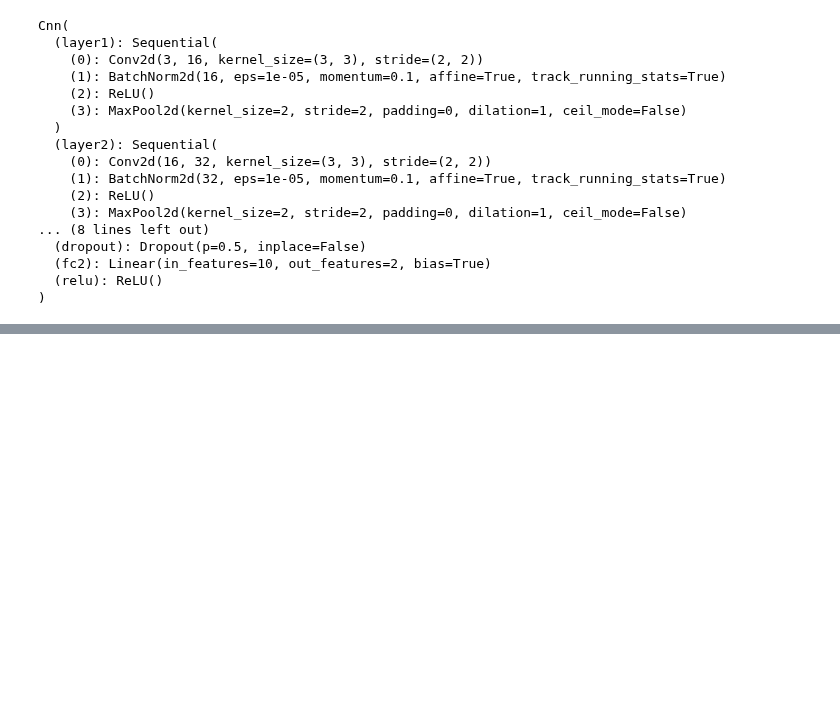
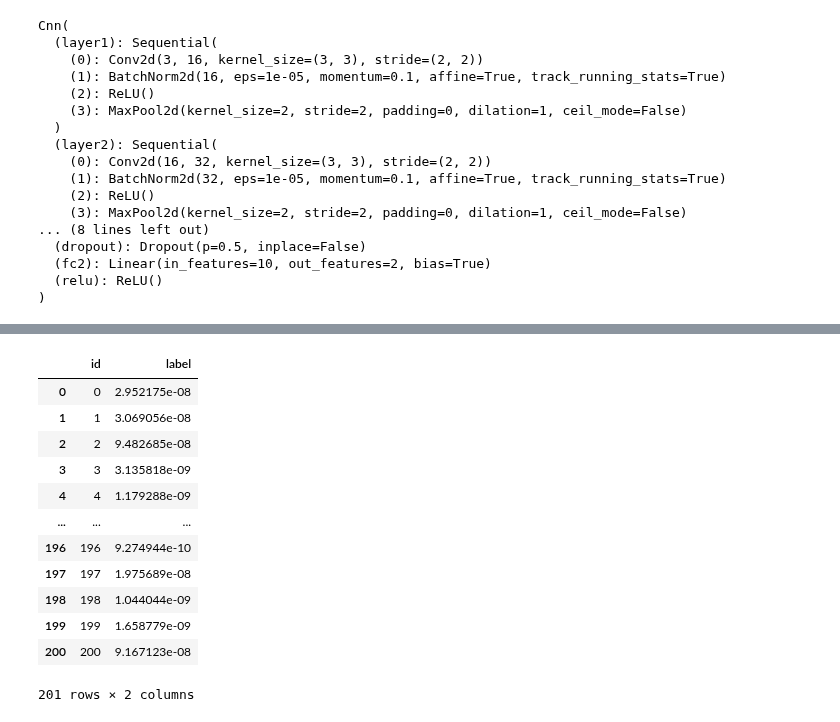
Before and after one commit to itsecd/python, a Jupyter notebook: Lab5/model.ipynb, the cells around one changed output, grey strips where cells are left out. Saved outputs shown, nothing was run; the diff lists cells and outputs as text; code cells hidden in the pictures; blank space fills up the shorter version.

```diff
--- a/Lab5/model.ipynb
+++ b/Lab5/model.ipynb
@@ -123,12 +123,3 @@ test_loader = torch.utils.data.DataLoader(dataset = test_data,
 val_loader = torch.utils.data.DataLoader(dataset = val_data,
                                          batch_size=100,
                                          shuffle=False)
-# %%
-print(len(train_data), len(train_loader))
-train_data[0][0].shape
-for i in range(len(train_data)):
-    if (train_data[i][0].shape!=train_data[0][0].shape):
-        #train_data[i][0] = train_data[i][0][:3, :, :]
-        print(train_data[i][0].shape)
-
-# print(len(train_data))
@@ -287,0 +327,18 @@ rose_probs
+# %%
+submission = pd.DataFrame({'id':idx,'label':prob})
+submission.to_csv('result.csv',index=False)
+submission
+# %% [output]
+|  | id | label |
+| 0 | 0 | 2.952175e-08 |
+| 1 | 1 | 3.069056e-08 |
+| 2 | 2 | 9.482685e-08 |
+| 3 | 3 | 3.135818e-09 |
+| 4 | 4 | 1.179288e-09 |
+| ... | ... | ... |
+| 196 | 196 | 9.274944e-10 |
+| 197 | 197 | 1.975689e-08 |
+| 198 | 198 | 1.044044e-09 |
+| 199 | 199 | 1.658779e-09 |
+| 200 | 200 | 9.167123e-08 |
+201 rows × 2 columns
```
Also changed, not shown: parts of 15 cells of this notebook, 4 other files.
